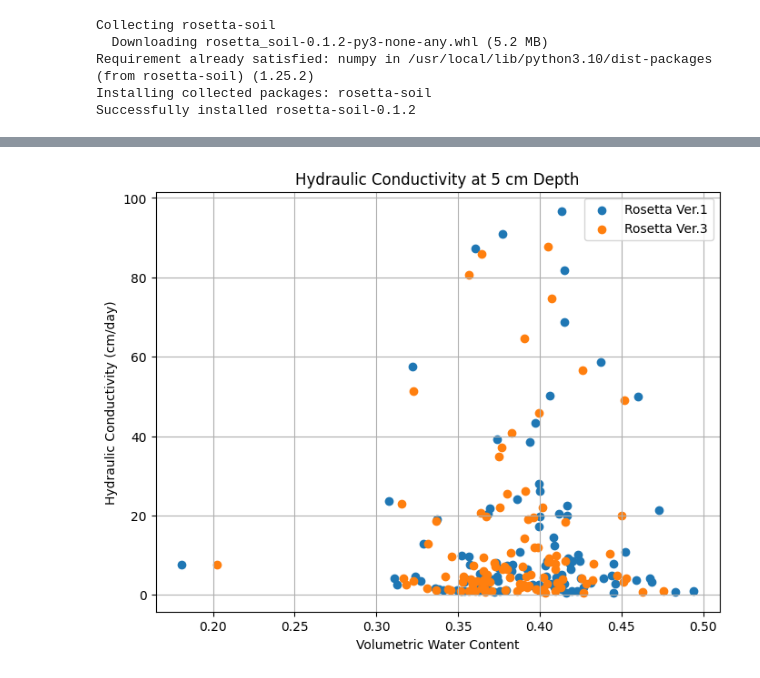
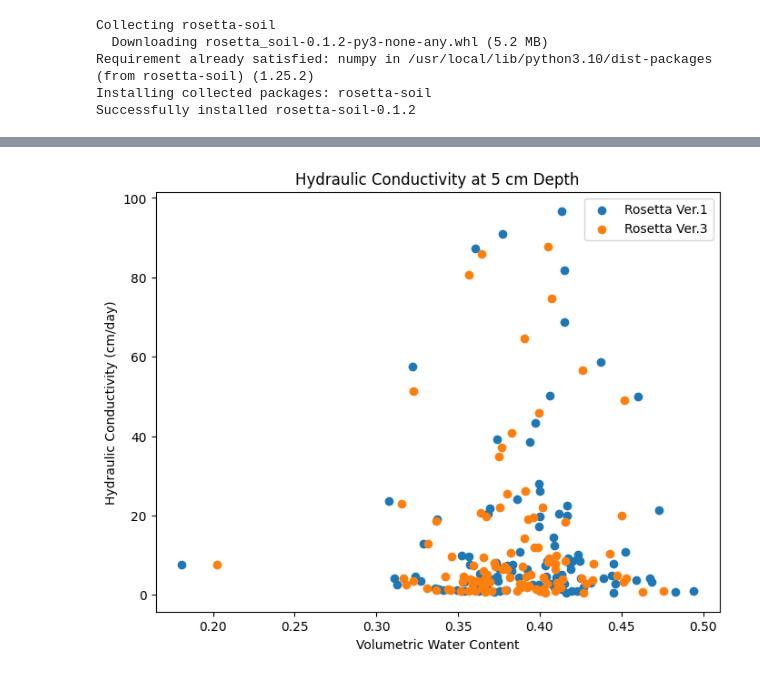
Before and after one commit to MarkBarbadillo/Rosetta-Soilhydraulicconductivity, a Jupyter notebook: GWP files/Mark.ipynb, the cells around one changed output, grey strips where cells are left out. Cells and saved outputs as stored; diff of their text form; code cells hidden in the pictures.

```diff
--- a/GWP files/Mark.ipynb
+++ b/GWP files/Mark.ipynb
@@ -33,7 +180,7 @@ df = pd.read_csv('/content/drive/MyDrive/MABarbadillo/GWP/GWP files/MesoSoilv1_3
 # Extract the data from the specified columns
 # In python, rows and columns start at 0
 # .iloc is used for integer-location based indexing
-# .values.tolist() converts the selected portion of the data frame into nested list format which is more flexible and covenient
+# .tolist() converts the selected portion of the data frame into nested list format which is more flexible and covenient
 # From the data frame, values needed are from depths 5, 25, and 60 which are all in odd rows
 # 1::2 specifies to start reading from the second row and select the second row after that
 
@@ -49,7 +196,7 @@ mean_1, stdev_1, codes_1 = rosetta(1, SoilData.from_array(data))    #for Rosetta
 mean_3, stdev_3, codes_3 = rosetta(3, SoilData.from_array(data))    #for Rosetta Ver.3
 
 # Extract the hydraulic parameter values from the array using Rosetta Ver.1
-# Converts everything into a float before performing the operation for m1 and m3
+# Convert everything into a float before performing the operation for m1 and m3
 # item[] indicates the column number
 
 #### I think the order of the hydraulic parameters from Rosetta is this: theta_r, theta_s, n, and alpha
@@ -85,6 +232,7 @@ melted_df = df1.melt(id_vars=['STID'], value_vars=['MP05', 'MP25', 'MP60'], var_
                      value_name='Matric_Potential').sort_values(by=['STID', 'Depth']).reset_index(drop=True).iloc[3:]
 
 # Convert the values in the 'Matric_Potential' column of the DataFrame melted_df into numeric data types and store as matric_potential
+# 'errors = coerce' handles the errors (missing values) from the data frame and convert them to 'nan'
 matric_potential = melted_df['Matric_Potential'].apply(pd.to_numeric, errors='coerce').tolist()
 
 ##########################################################################################################################
@@ -114,6 +262,7 @@ K_Se1_25cm = K_Se1[1::3]
 K_Se1_60cm = K_Se1[2::3]
 
 # Calculate Hydraulic conductivity [cm/day] for Rosetta Ver.3
+# L3 = 0.5
 K_Se3 = [(K0[i]*Se3[i]**L3) * (1 - (1-Se3[i]**(n3[i]/n3[i]-1))**m3[i])**2 for i in range(len(Se3))]
 # selecting every third element from the list 'K_Se3' that corresponds to the value at 5, 25, and 60 cm depths
 K_Se3_5cm = K_Se3[0::3]
@@ -124,12 +273,18 @@ K_Se3_60cm = K_Se3[2::3]
 
 #Printing of results
 
-print('mean = ', mean_1)
-print('thetar = ', theta_r1)
-print('thetas = ', theta_s1)
-print('alpha = ', alpha1)
-print('n = ', n1)
-print('m = ', m1)
+#print('mean1 = ', mean_1)
+#print('mean3 = ', mean_3)
+print('thetar1 = ', theta_r1)
+print('thetar3 = ', theta_r3)
+print('thetas1 = ', theta_s1)
+print('thetas3 = ', theta_s3)
+print('alpha1 = ', alpha1)
+print('alpha3 = ', alpha3)
+print('n1 = ', n1)
+print('n3 = ', n3)
+print('m1 = ', m1)
+print('m3 = ', m3)
 print('matric potential = ', matric_potential)
 print('vwc_R1 = ', vwc1)
 print('vwc_R3 = ', vwc3)
@@ -146,9 +301,12 @@ print('K_60cm_R3 = ', K_Se3_60cm)
 
 ##########################################################################################################################
 
-#Plotting of results
+####Plotting of results
 
 import matplotlib.pyplot as plt
+
+
+## Plotting values for 5 cm depth
 
 # Create lists to store valid data points
 vwc1_5cm_valid = []
@@ -184,6 +342,6 @@ plt.title('Hydraulic Conductivity at 5 cm Depth')
 plt.xlabel('Volumetric Water Content')
 plt.ylabel('Hydraulic Conductivity (cm/day)')
 plt.legend()
-plt.grid(True)
+plt.grid(False)
 plt.show()
 # %% [output]
@@ -203,8 +361,8 @@ m =  [1.7612387915131498, 1.6825160714447789, 1.678847667440167, 1.7924594418953
 K_25cm_R1 =  [24.018722034764743, 4.787583785453905, 2.709159132931497, 2.503769635288431, 12.68038251495573, 129.75044657235065, 22.417151657795348, 3.3432475377949937, 15.864978325091124, 8.83538583 ...
 K_25cm_R3 =  [23.15902155142898, 4.67803859455642, 2.695655314004496, 2.496898832505747, 11.973960662702106, 108.37161016845245, 19.836890401323572, 3.2738871169971886, 15.415993356664405, 8.645059714 ...
 K_60cm_R1 =  [13.251993398891791, nan, nan, nan, 7.603797786887259, 29.76391584443926, 3.6151396463027687, 3.9537926651974713, 15.977327413480609, 21.21273586522327, nan, 3.498127068991633, 2.72249996 ...
 K_60cm_R3 =  [12.748034274565654, nan, nan, nan, 7.116778437420099, 15.060437831494761, 3.592446813280325, 3.6728712889927406, 15.537395379719714, 20.31295267320479, nan, 3.4826940206574055, 2.6901570 ...
-[figure, old version]
+[figure, new version]
 # %%
 ##### Version_1.0
 ##### Using data directly from Mesonet for years 1998 to 2014
```
Also changed, not shown: parts of 2 cells of this notebook.
